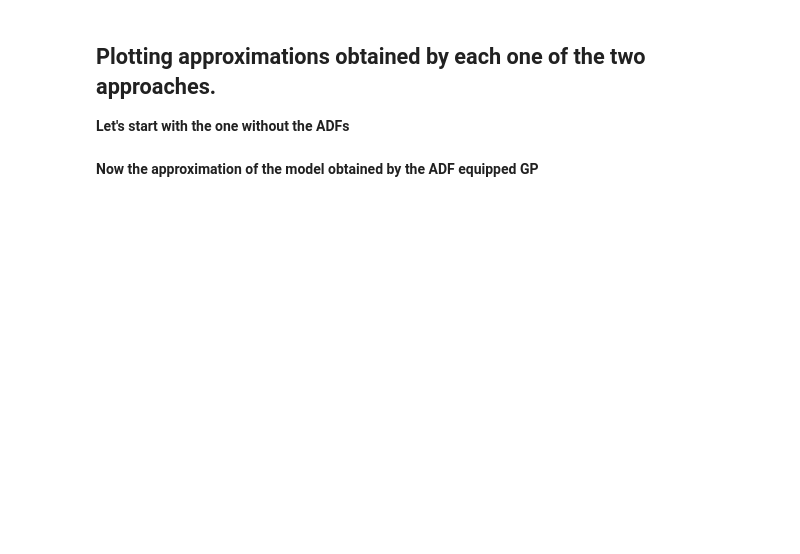
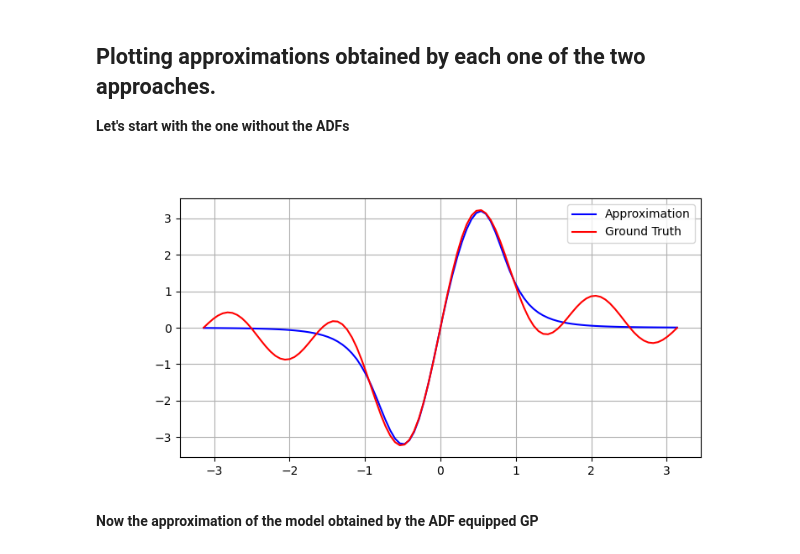
Before and after one commit to l1n0b1/TurboGP, a Jupyter notebook: TGP/E. Complete ADF example and comparison.ipynb, the cells around one changed output. Saved outputs shown, nothing was run; the diff lists cells and outputs as text; code cells hidden in the pictures; blank space fills up the shorter version.

```diff
--- a/TGP/E. Complete ADF example and comparison.ipynb
+++ b/TGP/E. Complete ADF example and comparison.ipynb
@@ -328,18 +370,24 @@ for e in range(epochs):
                                                online = False,
                                                pro=10)
 
-        diversity.append(d)
+        # count total nodels in generation
+        node_count = 0
+        for individual in Population:
+            node_count += individual.cost()
+
+
+        diversity.append(node_count)
         fitness.append(bf)
         test_fitness.append(tf)
 
         # For live plotting #################
         y[i]=fitness[i]
         y2[i]=test_fitness[i]
-        #d3[i]=diversity[i]
+        d3[i]=diversity[i]
 
         line1.set_ydata(y)
         line2.set_ydata(y2)
-        #line3.set_ydata(d3)
+        line3.set_ydata(d3)
 
         fig.canvas.draw()
         #####################################
@@ -347,4 +395,8 @@ for e in range(epochs):
         i += 1
         pbar.update(1)
 
+        diversity_arr = np.asarray(diversity)
+        if diversity_arr.sum() + diversity[-1] > cost_limit:
+            break
+
 pbar.close()
@@ -362,25 +428,27 @@ Genericsolver = elite_selection(population=Population, amount=1, minimization=mi
 
 __Let's start with the one without the ADFs__
 # %%
-x = x_testing
+x = x_training
 
 y = np.zeros(100)
-y2 = y_testing
+y2 = y_training
 
 for i in range(100):
     y[i] = Genericsolver.predict(x[i])
 #    y2[i] = np.sin(x[i])
 
 
 fig = plt.figure(figsize=(8,4))
 ax = fig.add_subplot(111)
 ax.grid(True)
 
 line1, = ax.plot(x, y, 'b-', label='Approximation')
 line2, = ax.plot(x, y2, 'r-', label='Ground Truth')
 
 ax.legend()
 plt.show()
+# %% [output]
+[figure, added]
 # %% [markdown]
 __Now the approximation of the model obtained by the ADF equipped GP__
 # %%
```
Also changed, not shown: parts of 30 cells of this notebook, 11 other files.
